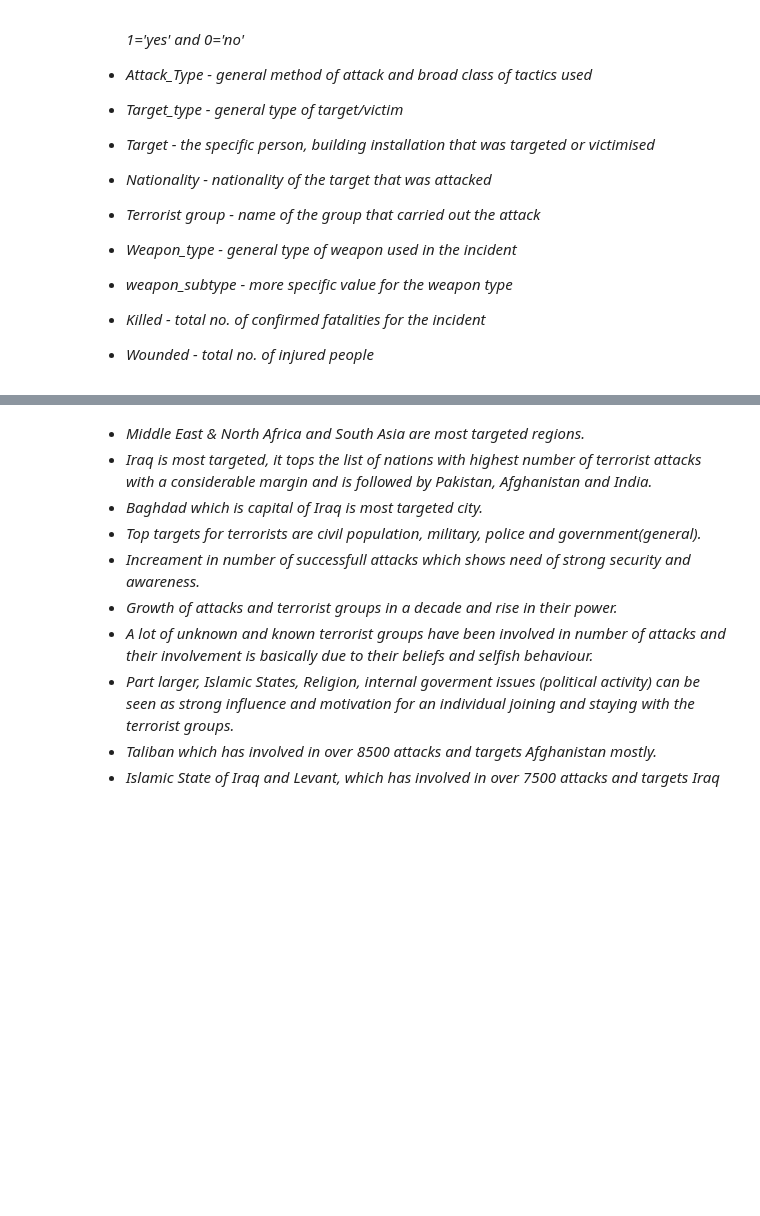
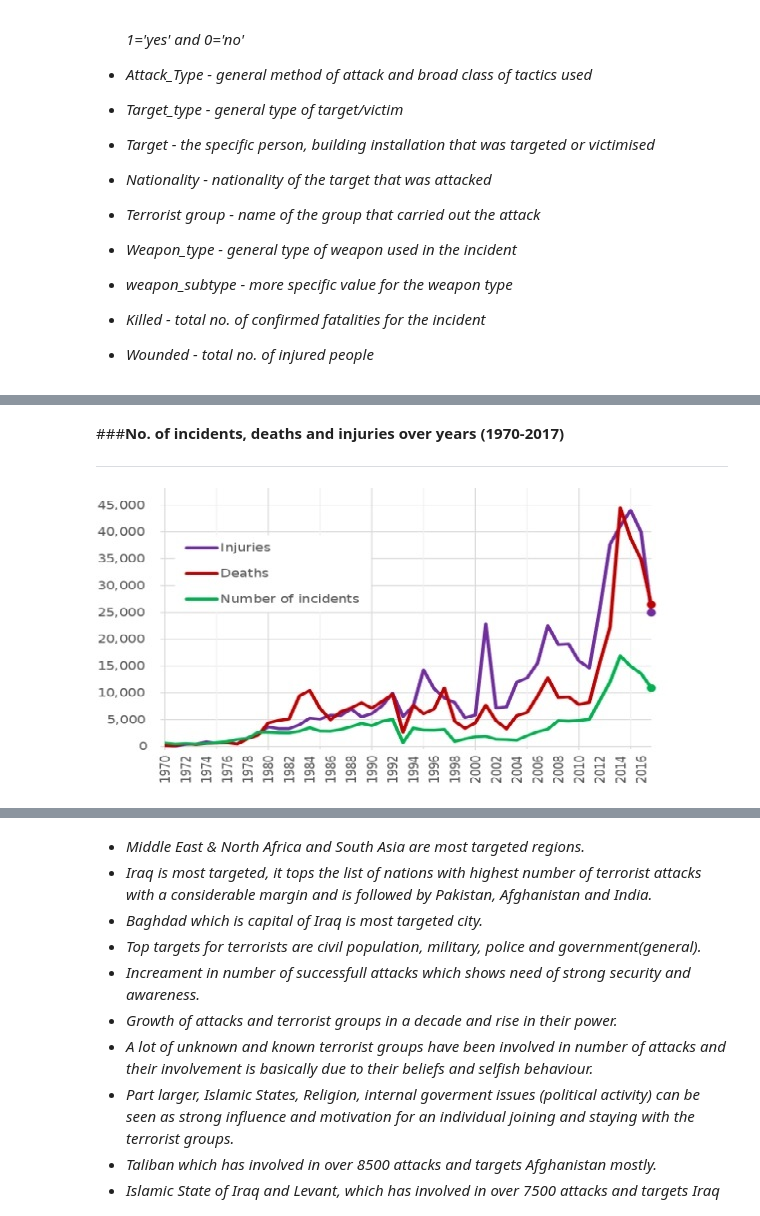
Before and after one commit to kiran9615/EDA-Global-Terrorism, a Jupyter notebook: EDA_on_Global_Terrorism.ipynb, the cells around one changed output, grey strips where cells are left out. Saved outputs shown, nothing was run; the diff lists cells and outputs as text; code cells hidden in the pictures; blank space fills up the shorter version.

```diff
--- a/EDA_on_Global_Terrorism.ipynb
+++ b/EDA_on_Global_Terrorism.ipynb
@@ -351,0 +449,12 @@ updated_global_terrorism_df.head(5)   #checking for first 5 observations in upda
+# %% [markdown]
+###**No. of incidents, deaths and injuries over years (1970-2017)**
+
+---
+# %%
+#------------------------------------Block-26-------------------------------------
+
+
+#importing image from drive
+Image(r"/content/drive/MyDrive/Datascience/project-Images/Terrorist incidents worldwide.jpg")
+# %% [output]
+[figure, added]
```
Also changed, not shown: parts of 14 cells of this notebook.
